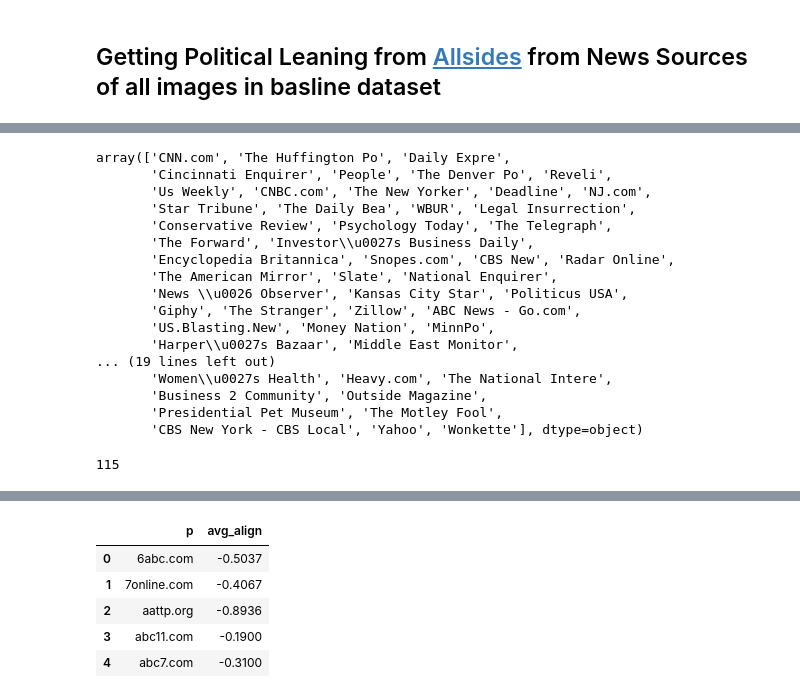
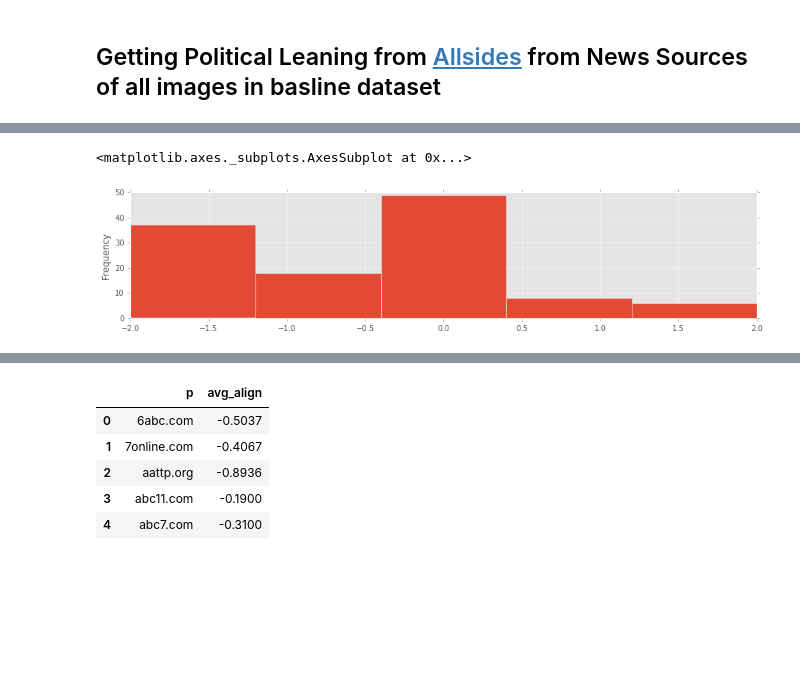
Before and after one commit to comp-journalism/Baseline_Problem_for_Algorithm_Audits, a Jupyter notebook: BASELINE/Google_Images_Baseline.ipynb, the cells around one changed output, grey strips where cells are left out. Saved outputs shown, nothing was run; the diff lists cells and outputs as text; code cells hidden in the pictures; blank space fills up the shorter version.

```diff
--- a/BASELINE/Google_Images_Baseline.ipynb
+++ b/BASELINE/Google_Images_Baseline.ipynb
@@ -217,25 +204,10 @@ Name: bias_rating, dtype: int64
+# %%
+DT.allsides_bias_rating[DT.allsides_bias_rating < 3].plot.hist(bins=5)
+# %% [output]
+<matplotlib.axes._subplots.AxesSubplot at 0x...>
+[figure, added]
 # %%
-HC[HC.bias_rating == 999].news_source.unique()
+HC[HC.allsides_bias_rating == 999].news_source.unique()
-# %% [output]
-array(['CNN.com', 'The Huffington Po', 'Daily Expre',
-       'Cincinnati Enquirer', 'People', 'The Denver Po', 'Reveli',
-       'Us Weekly', 'CNBC.com', 'The New Yorker', 'Deadline', 'NJ.com',
-       'Star Tribune', 'The Daily Bea', 'WBUR', 'Legal Insurrection',
-       'Conservative Review', 'Psychology Today', 'The Telegraph',
-       'The Forward', 'Investor\\u0027s Business Daily',
-       'Encyclopedia Britannica', 'Snopes.com', 'CBS New', 'Radar Online',
-       'The American Mirror', 'Slate', 'National Enquirer',
-       'News \\u0026 Observer', 'Kansas City Star', 'Politicus USA',
-       'Giphy', 'The Stranger', 'Zillow', 'ABC News - Go.com',
-       'US.Blasting.New', 'Money Nation', 'MinnPo',
-       'Harper\\u0027s Bazaar', 'Middle East Monitor',
-... (19 lines left out)
-       'Women\\u0027s Health', 'Heavy.com', 'The National Intere',
-       'Business 2 Community', 'Outside Magazine',
-       'Presidential Pet Museum', 'The Motley Fool',
-       'CBS New York - CBS Local', 'Yahoo', 'Wonkette'], dtype=object)
 # %%
-len(HC[HC.bias_rating == 999].news_source.unique())
+len(HC[HC.allsides_bias_rating == 999].news_source.unique())
-# %% [output]
-115
 # %%
```
Also changed, not shown: parts of 45 cells of this notebook, 20 other files.
